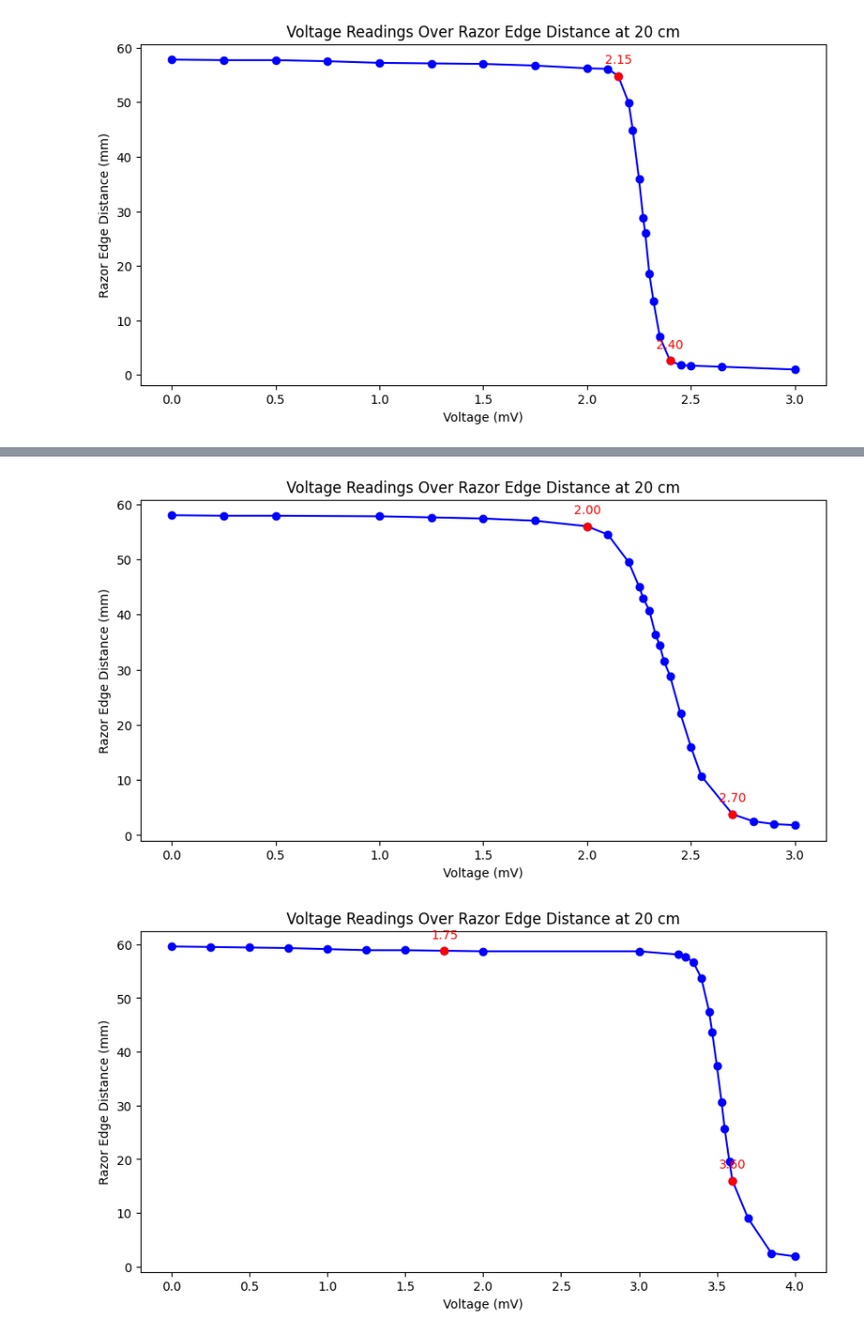
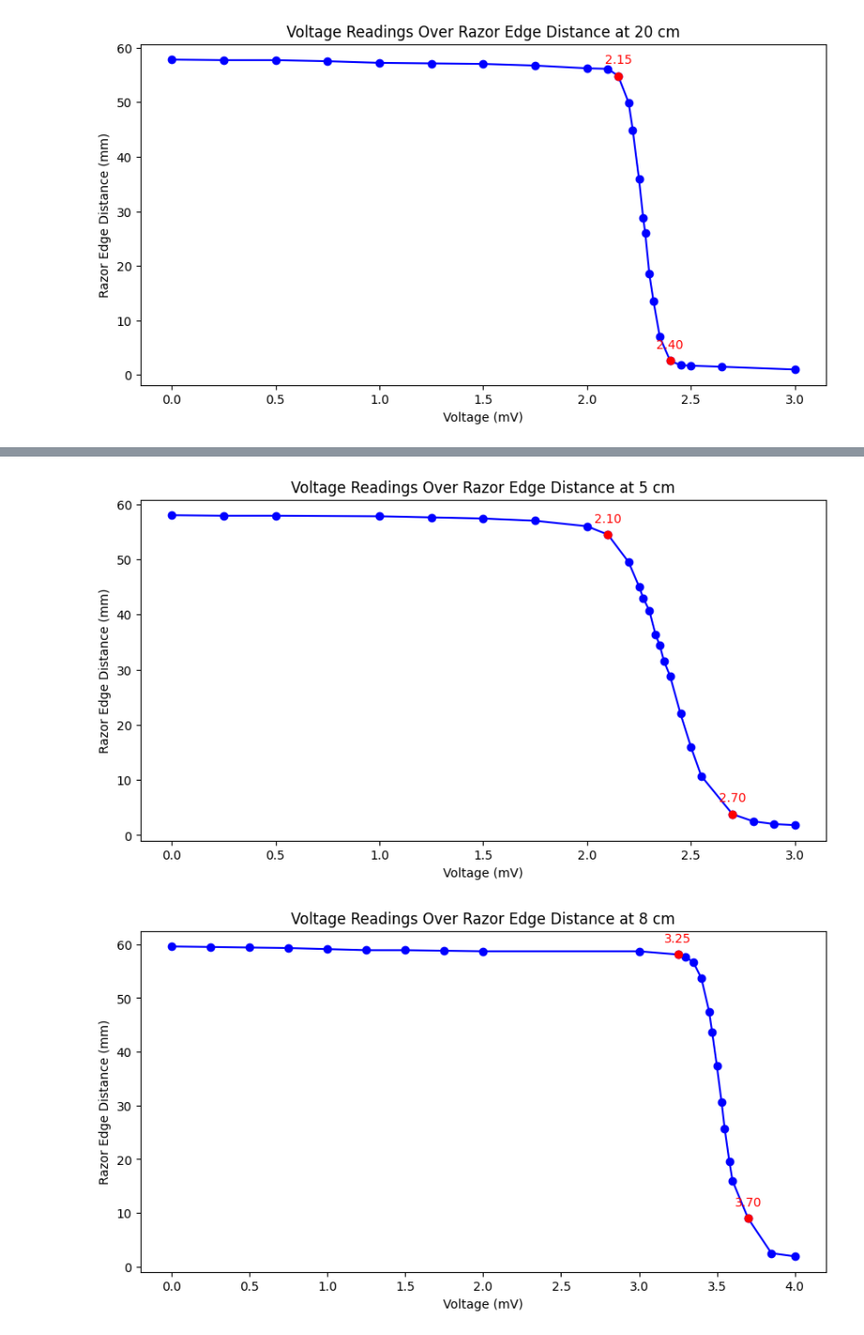
Before and after one commit to shanmehta2210/phy224, a Jupyter notebook: lab1.ipynb, the cells around one changed output, grey strips where cells are left out. Shown: that part at 94% size. Cells and saved outputs as stored; diff of their text form; code cells hidden in the pictures.

```diff
--- a/lab1.ipynb
+++ b/lab1.ipynb
@@ -81,11 +81,11 @@ volt_readings_15 = np.array([53.3, 53.2, 53.1, 53, 53, 52.8, 46.9, 43.7, 40, 35,
 razor_edge_dist_15 = np.array([0, .25, .5, .75, 1, 1.5, 1.75, 1.77, 1.8, 1.83, 1.85, 1.87, 1.9, 1.92, 1.94, 1.96, 1.98, 2, 2.05, 2.1, 2.15, 2.2, 2.25, 2.5])
 plt.figure(figsize=(10, 5))
 plt.plot(razor_edge_dist_15, volt_readings_15, marker='o', linestyle='-', color='b', label='Voltage Readings')
-plt.title('Voltage Readings Over Razor Edge Distance at 20 cm')
+plt.title('Voltage Readings Over Razor Edge Distance at 24 cm')
 plt.xlabel('Voltage (mV)')
 plt.ylabel('Razor Edge Distance (mm)')
 
-highlight_indices_15 = [6, 20]  # Change these indices as needed
+highlight_indices_15 = [5, 19]  # Change these indices as needed
 plt.scatter(razor_edge_dist_15[highlight_indices_15], volt_readings_15[highlight_indices_15], color='red', zorder=5)
 
 # Annotate their razor edge distance above the dot
@@ -93,6 +93,6 @@ for idx in highlight_indices_15:
     plt.annotate(f'{razor_edge_dist_15[idx]:.2f}',
                  (razor_edge_dist_15[idx], volt_readings_15[idx]),
                  textcoords="offset points", xytext=(0,10), ha='center', color='red')
-
+plt.savefig('Voltage Readings Over Razor Edge Distance at 24 cm.png')  # Save the figure as a PNG file
 plt.show()
 # %% [output]
@@ -104,11 +104,11 @@ volt_readings_15 = np.array([58, 57.9, 57.9, 57.8, 57.6, 57.4, 57, 56, 54.5, 49.
 razor_edge_dist_15 = np.array([0, .25, .5, 1, 1.25, 1.5, 1.75, 2, 2.1, 2.2, 2.25, 2.27, 2.3, 2.33, 2.35, 2.37, 2.4, 2.45, 2.5, 2.55, 2.7, 2.8, 2.9, 3])
 plt.figure(figsize=(10, 5))
 plt.plot(razor_edge_dist_15, volt_readings_15, marker='o', linestyle='-', color='b', label='Voltage Readings')
-plt.title('Voltage Readings Over Razor Edge Distance at 20 cm')
+plt.title('Voltage Readings Over Razor Edge Distance at 5 cm')
 plt.xlabel('Voltage (mV)')
 plt.ylabel('Razor Edge Distance (mm)')
 
-highlight_indices_15 = [7, 20]  # Change these indices as needed
+highlight_indices_15 = [8, 20]  # Change these indices as needed
 plt.scatter(razor_edge_dist_15[highlight_indices_15], volt_readings_15[highlight_indices_15], color='red', zorder=5)
 
 # Annotate their razor edge distance above the dot
@@ -116,33 +116,33 @@ for idx in highlight_indices_15:
     plt.annotate(f'{razor_edge_dist_15[idx]:.2f}',
                  (razor_edge_dist_15[idx], volt_readings_15[idx]),
                  textcoords="offset points", xytext=(0,10), ha='center', color='red')
-
+plt.savefig('Voltage Readings Over Razor Edge Distance at 5 cm.png')  # Save the figure as a PNG file
 plt.show()
 # %% [output]
-[figure, old version]
+[figure, new version]
 # %%
 import matplotlib.pyplot as plt
 import numpy as np
 volt_readings_15 = np.array([59.6, 59.5, 59.4, 59.3, 59.1, 58.9, 58.9, 58.8, 58.7, 58.7, 58.1, 57.7, 56.6, 53.7, 47.5, 43.6, 37.3, 30.6, 25.7, 19.6, 16, 9, 2.5, 1.9])
 razor_edge_dist_15 = np.array([0, .25, .5, .75, 1, 1.25, 1.5, 1.75, 2, 3, 3.25, 3.3, 3.35, 3.4, 3.45, 3.47, 3.5, 3.53, 3.55, 3.58, 3.6, 3.7, 3.85, 4])
 plt.figure(figsize=(10, 5))
 plt.plot(razor_edge_dist_15, volt_readings_15, marker='o', linestyle='-', color='b', label='Voltage Readings')
-plt.title('Voltage Readings Over Razor Edge Distance at 20 cm')
+plt.title('Voltage Readings Over Razor Edge Distance at 8 cm')
 plt.xlabel('Voltage (mV)')
 plt.ylabel('Razor Edge Distance (mm)')
 
-highlight_indices_15 = [7, 20]  # Change these indices as needed
+highlight_indices_15 = [10, 21]  # Change these indices as needed
 plt.scatter(razor_edge_dist_15[highlight_indices_15], volt_readings_15[highlight_indices_15], color='red', zorder=5)
 
 # Annotate their razor edge distance above the dot
 for idx in highlight_indices_15:
     plt.annotate(f'{razor_edge_dist_15[idx]:.2f}',
                  (razor_edge_dist_15[idx], volt_readings_15[idx]),
                  textcoords="offset points", xytext=(0,10), ha='center', color='red')
-
+plt.savefig('Voltage Readings Over Razor Edge Distance at 8 cm.png')  # Save the figure as a PNG file
 plt.show()
 # %% [output]
-[figure, old version]
+[figure, new version]
 # %%
 import numpy as np
 import matplotlib.pyplot as plt
```
Also changed, not shown: parts of 4 cells of this notebook.
